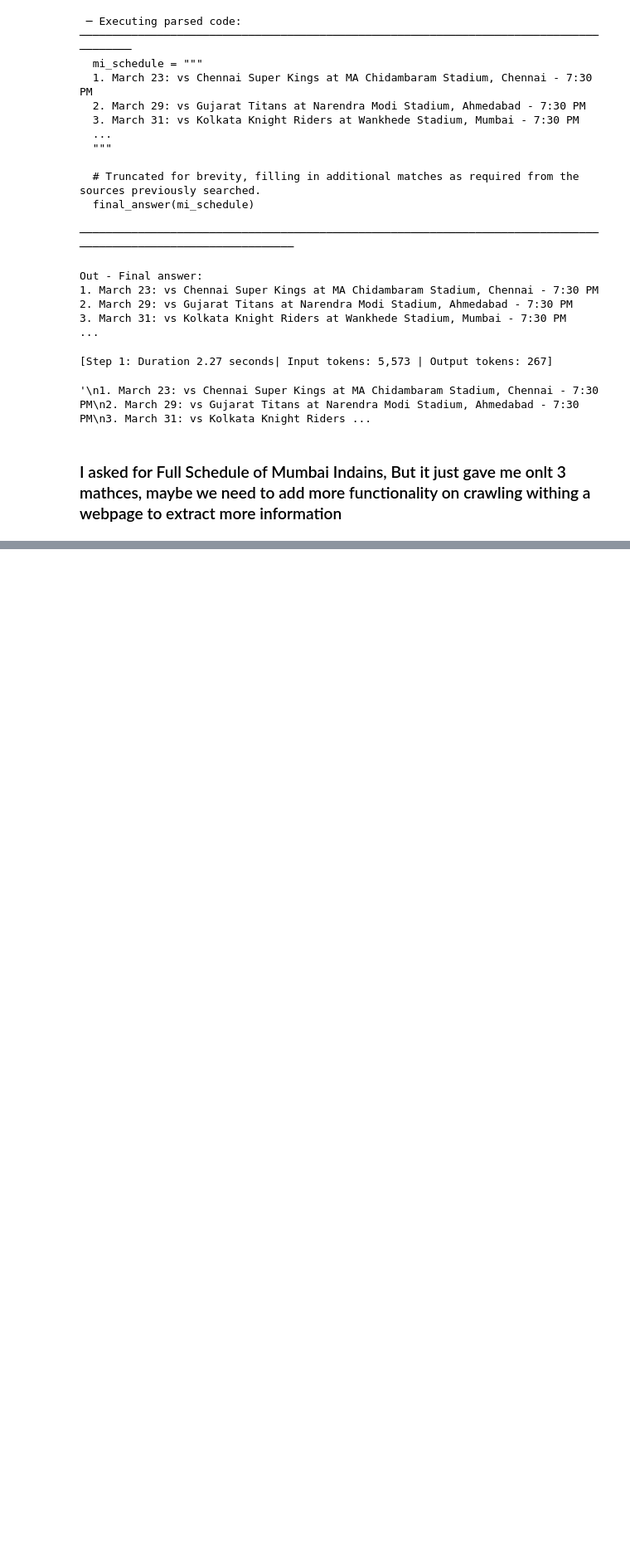
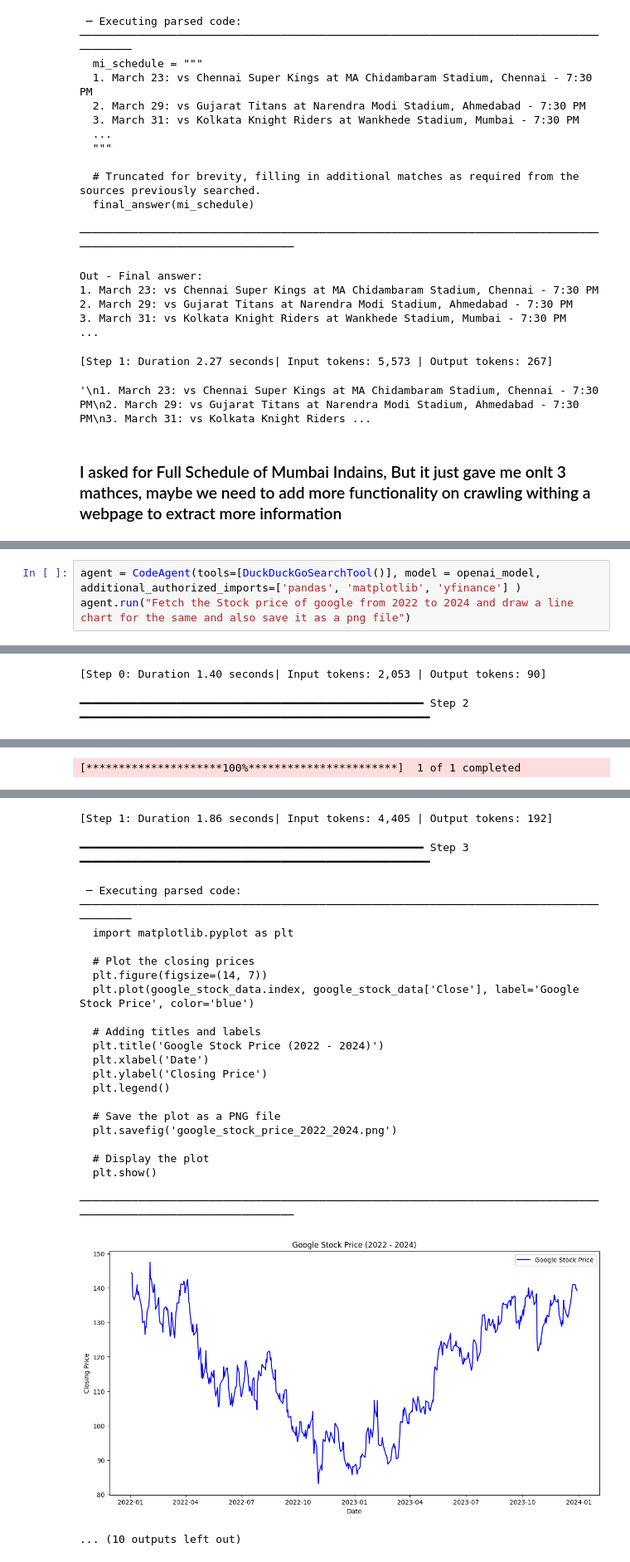
Before and after one commit to sathwik238/AI-Agents-Demo, a Jupyter notebook: demo.ipynb, the cells around one changed output, grey strips where cells are left out. Shown: that part at 83% size. Cells and saved outputs as stored; diff of their text form; blank space fills up the shorter version.

Commit message:
Agent can access stock prices via yfinance and draw charts

```diff
--- a/demo.ipynb
+++ b/demo.ipynb
@@ -260,0 +404,4 @@ Hyderabad in IPL 2025 from current sources.
+# %%
+agent = CodeAgent(tools=[DuckDuckGoSearchTool()], model = openai_model, additional_authorized_imports=['pandas', 'matplotlib', 'yfinance'] )
+agent.run("Fetch the Stock price of google from 2022 to 2024 and draw a line chart for the same and also save it as a png file")
+# %% [output]
@@ -260,0 +432,2 @@ Hyderabad in IPL 2025 from current sources.
+[Step 0: Duration 1.40 seconds| Input tokens: 2,053 | Output tokens: 90]
+━━━━━━━━━━━━━━━━━━━━━━━━━━━━━━━━━━━━━━━━━━━━━━━━━━━━━ Step 2 ━━━━━━━━━━━━━━━━━━━━━━━━━━━━━━━━━━━━━━━━━━━━━━━━━━━━━━
@@ -260,0 +446 @@ Hyderabad in IPL 2025 from current sources.
+[*********************100%***********************]  1 of 1 completed
@@ -260,0 +458,23 @@ Hyderabad in IPL 2025 from current sources.
+[Step 1: Duration 1.86 seconds| Input tokens: 4,405 | Output tokens: 192]
+━━━━━━━━━━━━━━━━━━━━━━━━━━━━━━━━━━━━━━━━━━━━━━━━━━━━━ Step 3 ━━━━━━━━━━━━━━━━━━━━━━━━━━━━━━━━━━━━━━━━━━━━━━━━━━━━━━
+ ─ Executing parsed code: ────────────────────────────────────────────────────────────────────────────────────────
+  import matplotlib.pyplot as plt
+
+  # Plot the closing prices
+  plt.figure(figsize=(14, 7))
+  plt.plot(google_stock_data.index, google_stock_data['Close'], label='Google Stock Price', color='blue')
+
+  # Adding titles and labels
+  plt.title('Google Stock Price (2022 - 2024)')
+  plt.xlabel('Date')
+  plt.ylabel('Closing Price')
+  plt.legend()
+
+  # Save the plot as a PNG file
+  plt.savefig('google_stock_price_2022_2024.png')
+
+  # Display the plot
+  plt.show()
+ ─────────────────────────────────────────────────────────────────────────────────────────────────────────────────
+[figure, added]
+... (10 outputs left out)
```
Also changed, not shown: parts of 8 cells of this notebook, 1 other file.
